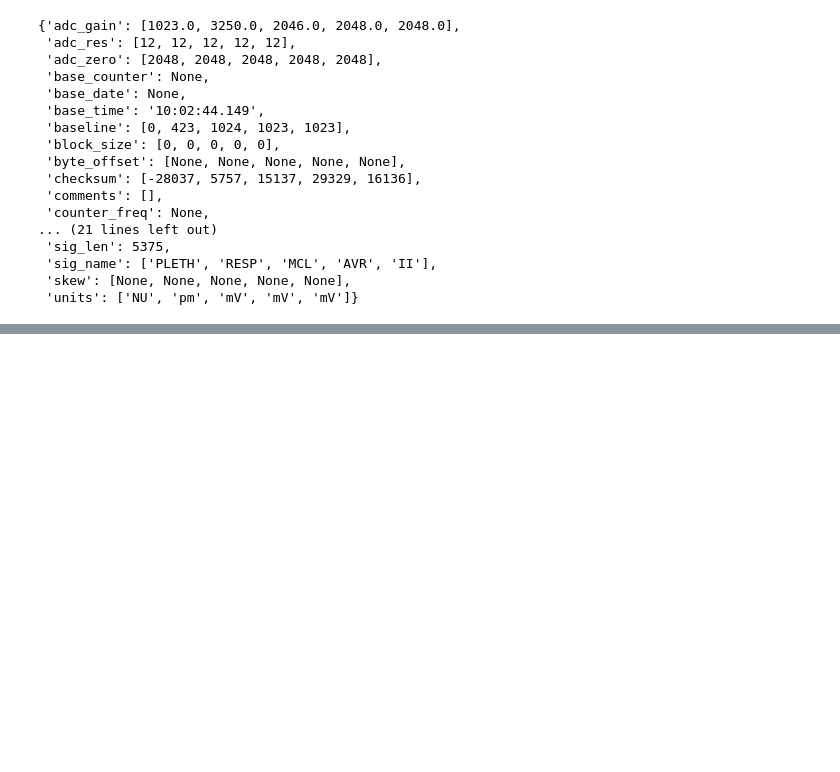
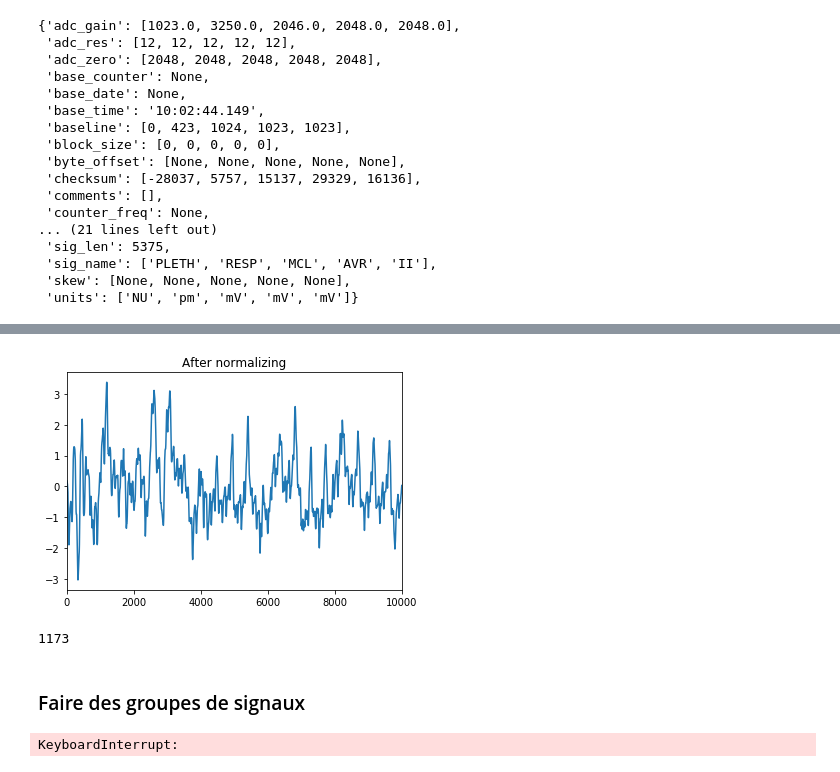
Before and after one commit to ELOISESOULIER/acterrea, a Jupyter notebook: mimic_data_adele.ipynb, the cells around one changed output, grey strips where cells are left out. Drawn from its saved outputs; the diff is of its cells as text; code cells hidden in the pictures; blank space fills up the shorter version.

```diff
--- a/mimic_data_adele.ipynb
+++ b/mimic_data_adele.ipynb
@@ -105,0 +114,15 @@ display(record.__dict__)
+# %%
+for var in df.columns:
+    df[var] = preprocessing.scale(df[var])
+# %%
+df['V0'].plot()
+plt.title("After normalizing")
+plt.show()
+# %% [output]
+[figure, added]
+# %%
+len(df.columns)
+# %% [output]
+1173
+# %% [markdown]
+### Faire des groupes de signaux
@@ -105,0 +153,4 @@ display(record.__dict__)
+# %%
+compute_dist_sets(sets, weights, '4')
+# %% [output]
+KeyboardInterrupt:
```
Also changed, not shown: parts of 14 cells of this notebook, 2 other files.
